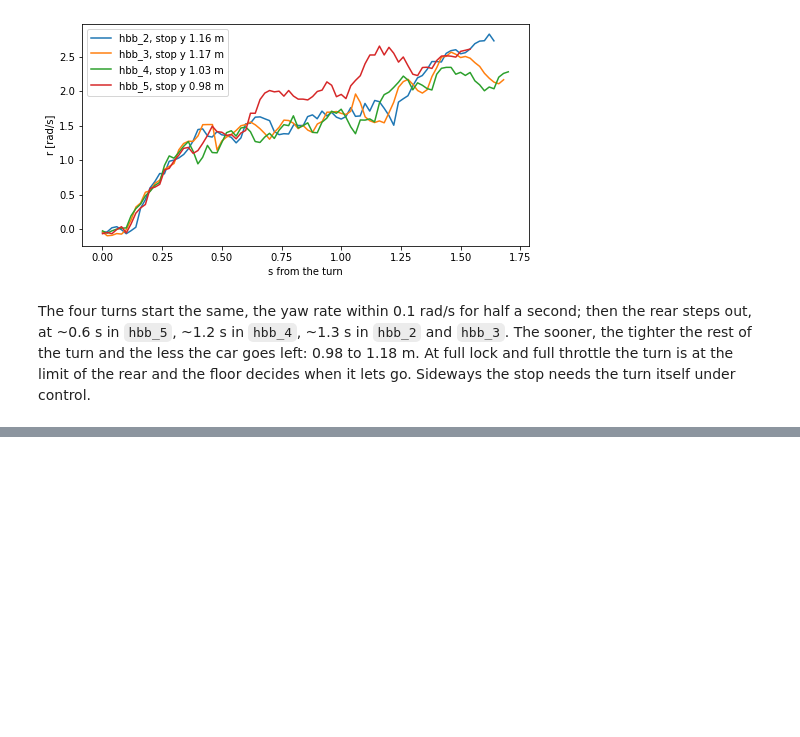
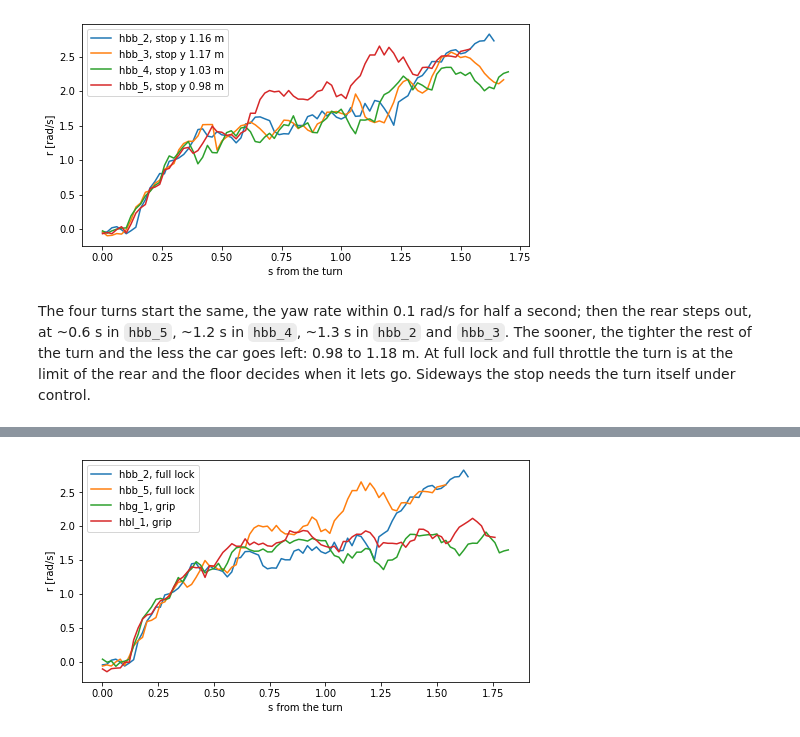
Before and after one commit to Gelminaio/drift-mpc-ackermann, a Jupyter notebook: notebooks/parking.ipynb, the cells around one changed output, grey strips where cells are left out. Drawn from its saved outputs; the diff is of its cells as text; code cells hidden in the pictures; blank space fills up the shorter version.

Commit message:
analysis: the turn under control

```diff
--- a/notebooks/parking.ipynb
+++ b/notebooks/parking.ipynb
@@ -297,0 +307,12 @@ itself under control.
+# %%
+rows = []
+for run in ['hbg_1', 'hbg_2', 'hbg_3', 'hbl_1', 'hbl_2', 'hbl_3']:
+    d = load(run)
+    s = d['state']
+    x, y, yaw, rms, share = stop_pose(run)
+    turn = s[(s['t'] > d['t_turn'] + 0.4) & (s['t'] < d['t_brake'])]
+    rows.append({'run': run, 'heading at the turn [deg]': np.degrees(np.interp(d['t_turn'], s['t'], s['heading'])),
+                 'r in the turn, max [rad/s]': turn['r'].max(), 'stop x [m]': x, 'stop y [m]': y,
+                 'stop [deg]': np.degrees(yaw) % 360, 'ICP rms [cm]': 100 * rms})
+grip = pd.DataFrame(rows).set_index('run')
+grip.round(3)
@@ -297,0 +328,12 @@ itself under control.
+# %%
+fig, ax = plt.subplots(figsize=(8, 4))
+for i, run in enumerate(['hbb_2', 'hbb_5', 'hbg_1', 'hbl_1']):
+    d = load(run)
+    s = d['state']
+    turn = s[(s['t'] >= d['t_turn']) & (s['t'] <= d['t_brake'])]
+    ax.plot(turn['t'] - d['t_turn'], turn['r'], f'C{i}', label=run + (', full lock' if run.startswith('hbb') else ', grip'))
+ax.set(xlabel='s from the turn', ylabel='r [rad/s]')
+ax.legend()
+plt.show()
+# %% [output]
+[figure, added]
```
Also changed, not shown: parts of 16 cells of this notebook.
